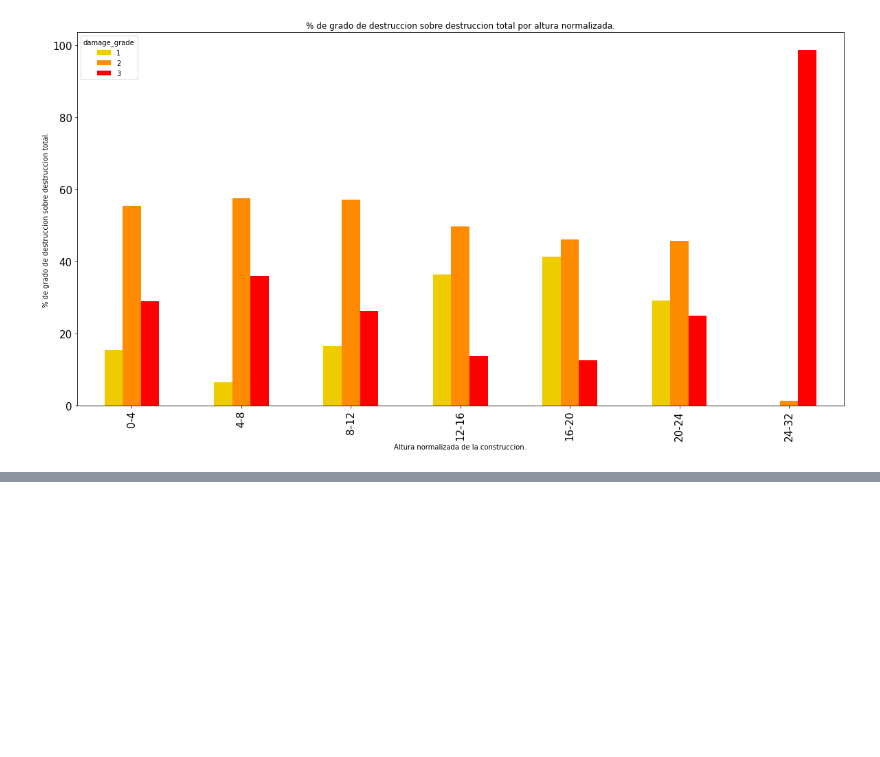
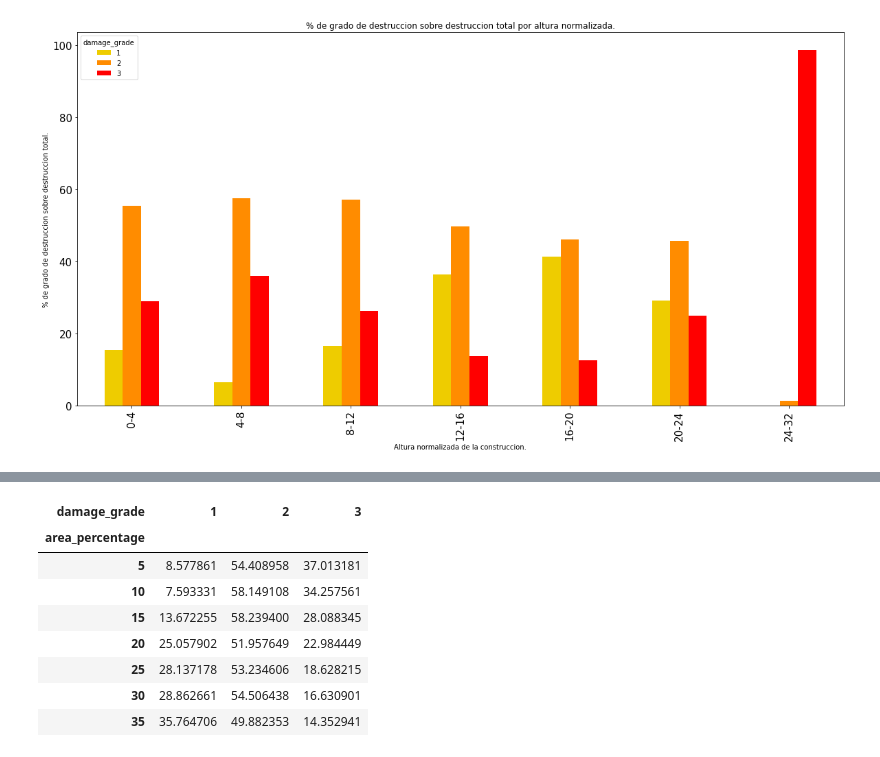
Before and after one commit to joaquinfontela/OrganizacionDeDatos-TP1, a Jupyter notebook: src/Continuous.ipynb, the cells around one changed output, grey strips where cells are left out. Cells and saved outputs as stored; diff of their text form; code cells hidden in the pictures; blank space fills up the shorter version.

```diff
--- a/src/Continuous.ipynb
+++ b/src/Continuous.ipynb
@@ -281,0 +301,20 @@ height_damage_pivot.plot(kind = "bar",\
+# %%
+area_damage["amount_for_damage_and_area"] = area_damage.groupby(["area_percentage", "damage_grade"])["area_percentage"].transform("count")
+area_damage_pivot = area_damage.pivot_table(index="area_percentage", columns="damage_grade", values="amount_for_damage_and_area").fillna(0)
+area_list = area_damage_pivot.index.to_list()
+for age in area_list:
+    values = []
+    for i in [1, 2, 3]:
+        values.append(area_damage_pivot.loc[age, i] / (area_damage_pivot.loc[age, 1] + area_damage_pivot.loc[age, 2] + area_damage_pivot.loc[age, 3]) * 100)
+    area_damage_pivot.loc[age] = values
+area_damage_pivot
+# %% [output]
+| damage_grade | 1 | 2 | 3 |
+| area_percentage |  |  |  |
+| 5 | 8.577861 | 54.408958 | 37.013181 |
+| 10 | 7.593331 | 58.149108 | 34.257561 |
+| 15 | 13.672255 | 58.239400 | 28.088345 |
+| 20 | 25.057902 | 51.957649 | 22.984449 |
+| 25 | 28.137178 | 53.234606 | 18.628215 |
+| 30 | 28.862661 | 54.506438 | 16.630901 |
+| 35 | 35.764706 | 49.882353 | 14.352941 |
```
Also changed, not shown: parts of 3 cells of this notebook.
